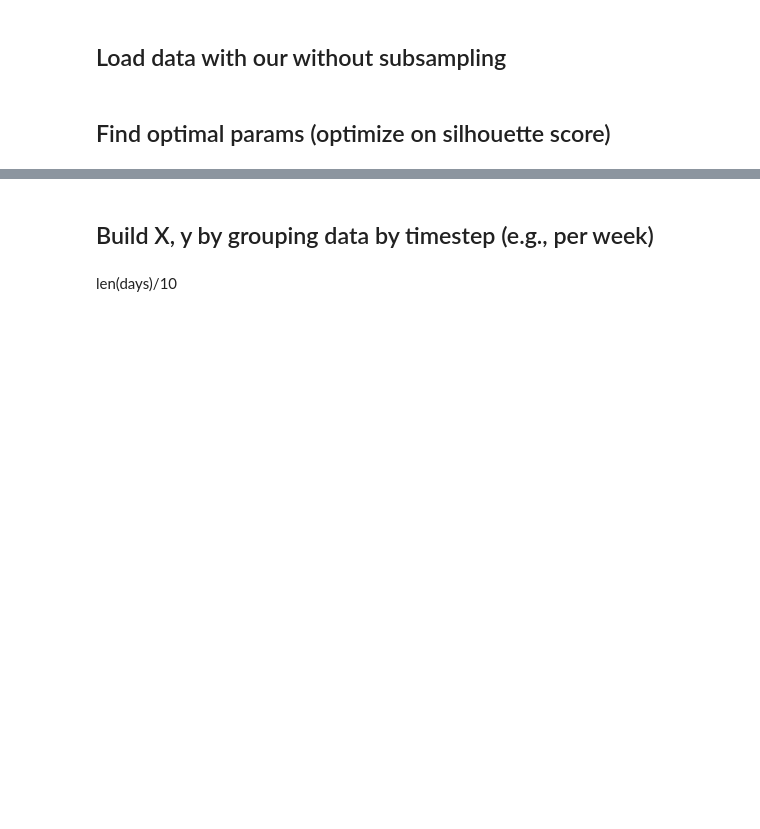
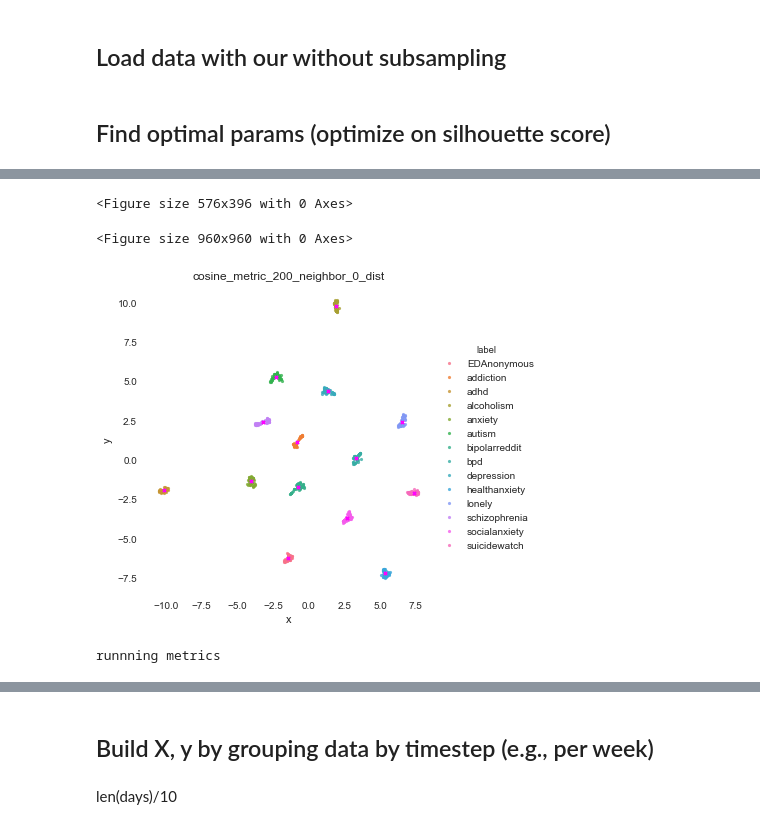
Before and after one commit to danielmlow/reddit, a Jupyter notebook: reddit_cluster.ipynb, the cells around one changed output, grey strips where cells are left out. Saved outputs shown, nothing was run; the diff lists cells and outputs as text; code cells hidden in the pictures; blank space fills up the shorter version.

Commit message:
run 50 umap samples

```diff
--- a/reddit_cluster.ipynb
+++ b/reddit_cluster.ipynb
@@ -23,7 +23,7 @@ def str2boolean(s):
 	return s_new
 # %%
 import argparse
-toy=True
+toy=False
 sample = 0
 
 parser = argparse.ArgumentParser()
@@ -62,7 +62,7 @@ def load_obj(path):
 # %%
 # data_folder = '/content/drive/My Drive/ML4HC_Final_Project/data/input/'
 data_folder = './../../datum/reddit/input/'
-output_dir = './../../datum/reddit/output/umap/'
+output_dir = './../../datum/reddit/output/umap_v2/'
 # %%
 subreddits_2020 = ['COVID19_Support', 'personalfinance','relationships', 'addiction', 'EDAnonymous', 'adhd', 'autism', 'alcoholism', 'bipolarreddit', 'bpd','depression', 'anxiety',
 	              'healthanxiety', 'lonely', 'schizophrenia', 'socialanxiety', 'suicidewatch']
@@ -132,7 +150,7 @@ def scatter_plot(X_reduced, y, color_code, method, annotate = False, title = 'ti
 # %%
 def run_umap(X=None, y=None, method = 'unsupervised', scaler=None, neighbor = 10, dist=0.1, metric='correlation',
              color_code = None, annotate_names = None, annotate = False, test_set = True, title=None,
-             savefig = False, X_test=None, y_test=None, color_code_test = None, plot=True):
+             savefig_path = False, X_test=None, y_test=None, color_code_test = None, plot=True):
 
     reducer = umap.UMAP(n_components=dimension, n_neighbors = neighbor, min_dist=dist,metric=metric,random_state=seed_value) #, TSNE(n_components=k, random_state=seed_value), PCA(n_components=k, random_state=seed_value)]
     reducer_name = 'umap' #, 'tsne', 'pca']
@@ -172,12 +190,12 @@ def run_umap(X=None, y=None, method = 'unsupervised', scaler=None, neighbor = 10
         assert dimension == 2
         if method == 'metric_learning':
             # train: first time point
-            scatter_plot(X_reduced, y, color_code, method, annotate = annotate, title = 'First time step (train set)', savefig = savefig )
+            scatter_plot(X_reduced, y, color_code, method, annotate = annotate, title = 'First time step (train set)', savefig_path = savefig_path )
             # test: next time points
-            scatter_plot(X_reduced_test, y_test, color_code_test, method, annotate = annotate, title = title, savefig = savefig )
+            scatter_plot(X_reduced_test, y_test, color_code_test, method, annotate = annotate, title = title, savefig_path = savefig_path )
 
         else:
-            scatter_plot(X_reduced, y, color_code, method, annotate = annotate, title = title, savefig = savefig, centers=centers)
+            scatter_plot(X_reduced, y, color_code, method, annotate = annotate, title = title, savefig_path = savefig_path, centers=centers)
     if method == 'metric_learning':
         return X_reduced, X_reduced_test
     else:
@@ -304,20 +322,27 @@ import datetime
 # %%
 # Plot 2D for each timestep
 
-results = {}
-sample_sizes = [3000,3000,3000,0.1,0.5, False]
-sample_names = ['3000_0','3000_1','3000_2','1','5', 'all']
+plot=True
+
+repeat_n = 50
+sample_sizes = [3000] * repeat_n
+sample_names = [f'3000_{n}' for n in range(repeat_n)]
+
 if toy:
-    sample_sizes = [100,0.01]
-    sample_names = ['100','01']
+    repeat_n = 2
+    sample_sizes = [50] * repeat_n
+    sample_names = [f'50_{n}' for n in range(repeat_n)]
 
 #     defined through argparse
 i = sample_sizes[sample]
 name = sample_names[sample]
+savefig_path = output_dir+f'run_{name}_'
 
 # for i, name in zip(sample_sizes, sample_names):
 print('\n\n{} =========================================='.format(i))
+results = {}
 results_i = []
+results_i_dists = []
 reddit_data = load_reddit(subreddits, data_folder=data_folder, subsample = i,pre_or_post = 'pre')
 features = list(reddit_data.columns)
 features = [n for n in features if n not in ['subreddit','author','date','post']]
@@ -326,8 +351,6 @@ X = reddit_data[features].values
 y = reddit_data.subreddit.values
 
 method = 'supervised'# 'metric_learning', 'supervised', 'unsupervised'
-savefig = False
-plot=False
 annotate = False
 annotate_names = False
 run_Ntimesteps = 1# len(X)#len(X) #1,2 ... len(X)
@@ -336,9 +359,9 @@ color_code = y.copy()
 
 # Set up gridsearch
 n_dimensions =  [2,] #4,8,16,32,64,128] # https://umap-learn.readthedocs.io/en/latest/parameters.html
-n_neighbors = [100,200] #[50,100,200] # CANNOT USE MORE THAN N participants, default=10 Lower values seem to work better in 2D. This means that low values of n_neighbors will force UMAP to concentrate on very local structure
-min_dist = [0, 0.1]  # default=0.1. Lower values seem to work better in 2D. controls how tightly UMAP is allowed to pack points together. Larger values of min_dist will prevent UMAP from packing point together and will focus instead on the preservation of the broad topological structure instead.
-metrics = ['euclidean', 'cosine'] #,'cosine'] # cosine adds points?
+n_neighbors = [200] #[50,100,200] # CANNOT USE MORE THAN N participants, default=10 Lower values seem to work better in 2D. This means that low values of n_neighbors will force UMAP to concentrate on very local structure
+min_dist = [0]  # default=0.1. Lower values seem to work better in 2D. controls how tightly UMAP is allowed to pack points together. Larger values of min_dist will prevent UMAP from packing point together and will focus instead on the preservation of the broad topological structure instead.
+metrics = ['cosine'] #,'cosine'] # cosine adds points?
 repeat_n = 1
 repeat = [1]*repeat_n # to check how much randomness is affecting results, one can repeat
 scalers = [StandardScaler()]
@@ -347,11 +370,11 @@ gridsearch= gridsearch_sets(metrics, n_neighbors, min_dist, n_dimensions, scaler
 for j, (metric,neighbor,dist,dimension,scaler, r) in enumerate(gridsearch):
     print('\n{} out of {}'.format(j, len(gridsearch)))
     print('====metric: {},  {} neighbor (low=maintain local structure),  {} dist (low=tightly packed),  {}D======'.format(metric,neighbor,dist,dimension))
-    title = '{} metric, neighbor {}, {} dist'.format(metric,neighbor,dist)
+    title = '{}_metric_{}_neighbor_{}_dist'.format(metric,neighbor,dist)
     print('running umap...')
     X_reduced, centers, centers_labels  = run_umap(X = X, y = y, method = method, scaler=  scaler, neighbor = neighbor , dist=dist, metric=metric,
         color_code = color_code, annotate_names = annotate_names, annotate = annotate, title=title,
-        savefig = savefig, plot = plot)
+        savefig_path = savefig_path, plot = plot)
 
     print('runnning metrics')
     # compute distances
@@ -363,14 +386,19 @@ for j, (metric,neighbor,dist,dimension,scaler, r) in enumerate(gridsearch):
     # Compute convex hull
     hull = ConvexHull(centers)
     hull_area = hull.volume #volume is area in 2D
-    results_i.append([metric,neighbor,dist,sil_score, dists_df.mean().mean(),dists_df.mean().T['socialanxiety'],dists_df.mean().T['suicidewatch'], hull_area])
+    results_i.append([metric,neighbor,dist,sil_score, hull_area])
+    results_i_dists.append(dists_df)
 
 results_gs = pd.DataFrame(results_i)
-results_gs.columns = ['metric', 'neighbor','dist', 'sil_score', 'mean_dist', 'socialanxiety_dist', 'suicide_dist', 'convexhull']
+results_gs.columns = ['metric', 'neighbor','dist', 'sil_score','convexhull']
 results_gs = results_gs.sort_values('sil_score')
-results[name] = results_gs
+# results[name] = results_gs
 timestamp = datetime.datetime.now().isoformat()
-save_obj(results,output_dir+f'umap_gs_results_sample_{name}_{timestamp}.pkl')
+results_gs.to_csv(output_dir+f'run_{name}_umap_gs_params_scores_{timestamp}.csv')
+results_gs_dists = pd.concat(results_i_dists)
+results_gs_dists.to_csv(output_dir+f'run_{name}_umap_gs_dists_{timestamp}.csv', )
+
+# save_obj(results,output_dir+f'umap_gs_results_{name}_{timestamp}.pkl')
 
 
 
@@ -398,0 +427,4 @@ runnning metrics
+<Figure size 576x396 with 0 Axes>
+<Figure size 960x960 with 0 Axes>
+[figure, added]
+runnning metrics
```
Also changed, not shown: parts of 6 cells of this notebook, 2 other files.
